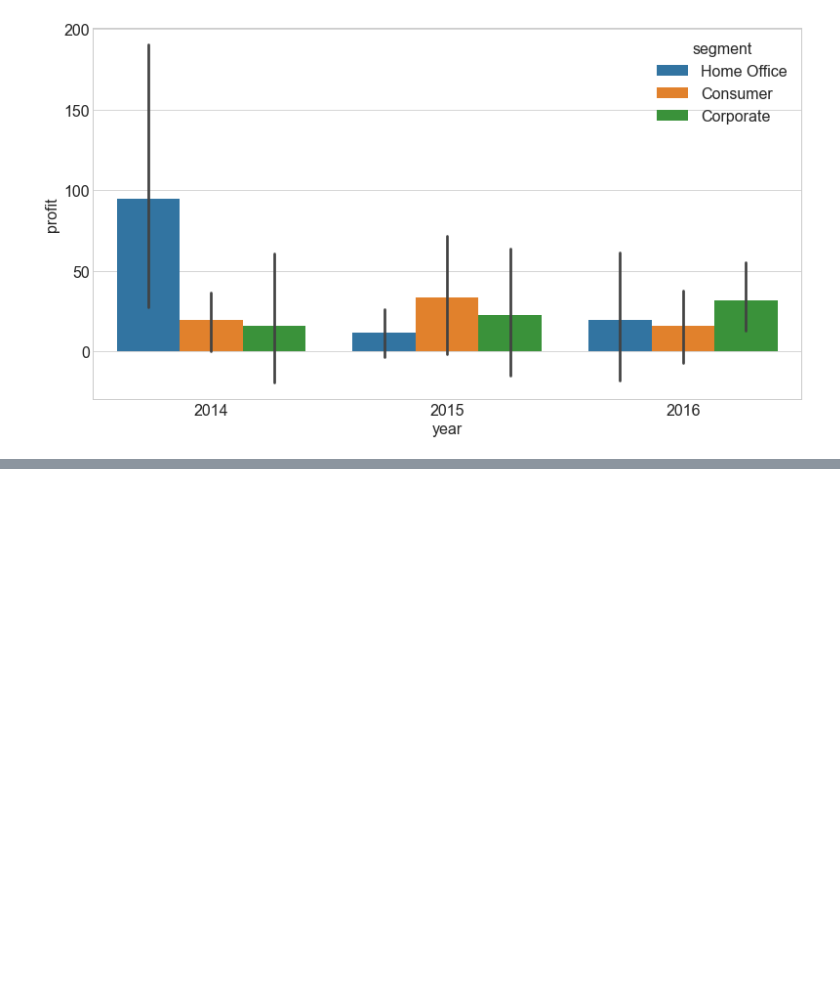
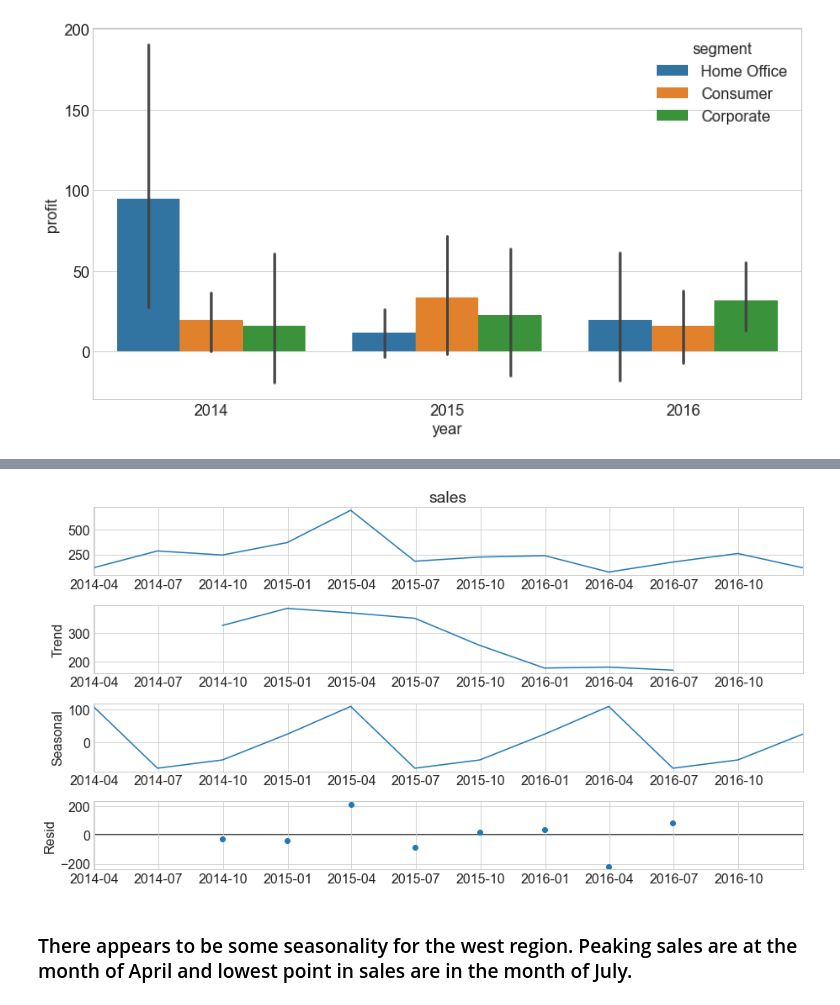
Before and after one commit to Yvette-Ibarra/time-series-project, a Jupyter notebook: workbook_superstore_timeseries_project.ipynb, the cells around one changed output, grey strips where cells are left out. Drawn from its saved outputs; the diff is of its cells as text; code cells hidden in the pictures; blank space fills up the shorter version.

```diff
--- a/workbook_superstore_timeseries_project.ipynb
+++ b/workbook_superstore_timeseries_project.ipynb
@@ -941,0 +976,11 @@ sns.barplot(data=train, x='year', y='profit', hue='segment')
+# %%
+y =west_region.sales.resample('q').mean()
+
+result = sm.tsa.seasonal_decompose(y)
+decomposition = pd.DataFrame({
+    'y': result.observed,
+    'trend': result.trend,
+    'seasonal': result.seasonal,
+    'resid': result.resid,
+})
+decomposition.head()
@@ -941,0 +995,9 @@ sns.barplot(data=train, x='year', y='profit', hue='segment')
+# %%
+# the value returned from seasonal_decompose can itself be plotted:
+result.plot()
+
+None
+# %% [output]
+[figure, added]
+# %% [markdown]
+### There appears to be some seasonality for the west region. Peaking sales are at the month of April and lowest point in sales are in the month of July.
```
Also changed, not shown: parts of 16 cells of this notebook.
